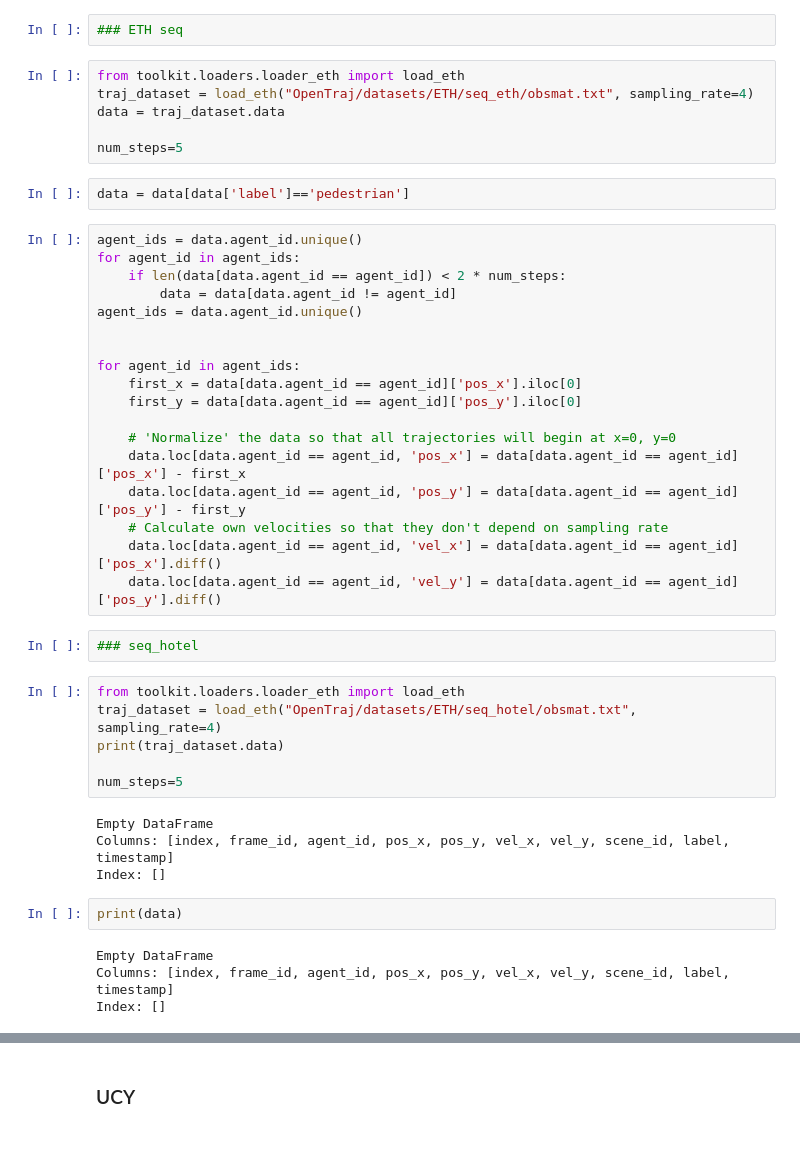
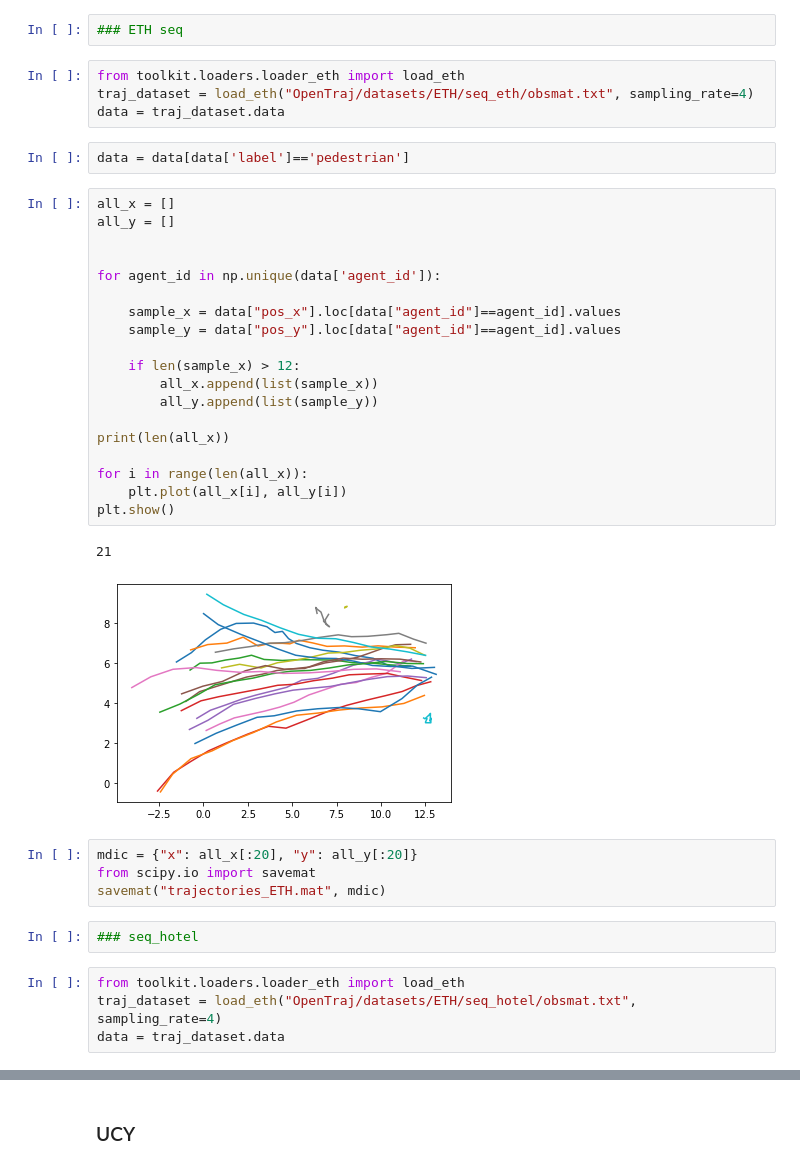
Before and after one commit to karlriis/trajectory-forecasting, a Jupyter notebook: datasets_test.ipynb, the cells around one changed output, grey strips where cells are left out. Saved outputs shown, nothing was run; the diff lists cells and outputs as text; blank space fills up the shorter version.

Commit message:
notebook for getting some sample trajectories from each datasets

```diff
--- a/datasets_test.ipynb
+++ b/datasets_test.ipynb
@@ -21,43 +22,37 @@ data = traj_dataset.data
 from toolkit.loaders.loader_eth import load_eth
 traj_dataset = load_eth("OpenTraj/datasets/ETH/seq_eth/obsmat.txt", sampling_rate=4)
 data = traj_dataset.data
-
-num_steps=5
 # %%
 data = data[data['label']=='pedestrian']
 # %%
-agent_ids = data.agent_id.unique()
-for agent_id in agent_ids:
-    if len(data[data.agent_id == agent_id]) < 2 * num_steps:
-        data = data[data.agent_id != agent_id]
-agent_ids = data.agent_id.unique()
+all_x = []
+all_y = []
 
 
-for agent_id in agent_ids:
-    first_x = data[data.agent_id == agent_id]['pos_x'].iloc[0]
-    first_y = data[data.agent_id == agent_id]['pos_y'].iloc[0]
+for agent_id in np.unique(data['agent_id']):
 
-    # 'Normalize' the data so that all trajectories will begin at x=0, y=0
-    data.loc[data.agent_id == agent_id, 'pos_x'] = data[data.agent_id == agent_id]['pos_x'] - first_x
-    data.loc[data.agent_id == agent_id, 'pos_y'] = data[data.agent_id == agent_id]['pos_y'] - first_y
-    # Calculate own velocities so that they don't depend on sampling rate
-    data.loc[data.agent_id == agent_id, 'vel_x'] = data[data.agent_id == agent_id]['pos_x'].diff()
-    data.loc[data.agent_id == agent_id, 'vel_y'] = data[data.agent_id == agent_id]['pos_y'].diff()
+    sample_x = data["pos_x"].loc[data["agent_id"]==agent_id].values
+    sample_y = data["pos_y"].loc[data["agent_id"]==agent_id].values
+
+    if len(sample_x) > 12:
+        all_x.append(list(sample_x))
+        all_y.append(list(sample_y))
+
+print(len(all_x))
+
+for i in range(len(all_x)):
+    plt.plot(all_x[i], all_y[i])
+plt.show()
+# %% [output]
+21
+[figure, added]
+# %%
+mdic = {"x": all_x[:20], "y": all_y[:20]}
+from scipy.io import savemat
+savemat("trajectories_ETH.mat", mdic)
 # %%
 ### seq_hotel
 # %%
 from toolkit.loaders.loader_eth import load_eth
 traj_dataset = load_eth("OpenTraj/datasets/ETH/seq_hotel/obsmat.txt", sampling_rate=4)
-print(traj_dataset.data)
-
-num_steps=5
+data = traj_dataset.data
-# %% [output]
-Empty DataFrame
-Columns: [index, frame_id, agent_id, pos_x, pos_y, vel_x, vel_y, scene_id, label, timestamp]
-Index: []
-# %%
-print(data)
-# %% [output]
-Empty DataFrame
-Columns: [index, frame_id, agent_id, pos_x, pos_y, vel_x, vel_y, scene_id, label, timestamp]
-Index: []
```
Also changed, not shown: parts of 15 cells of this notebook.
